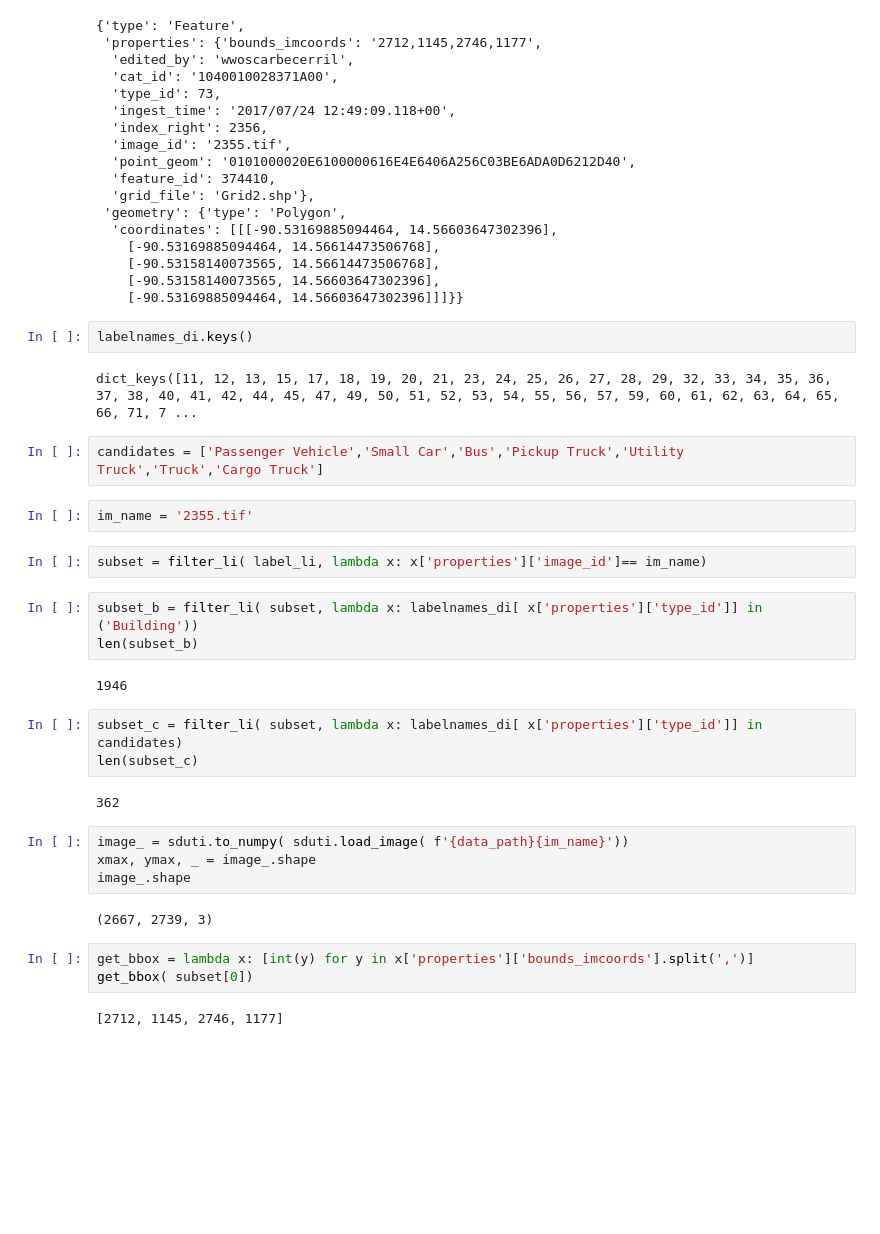
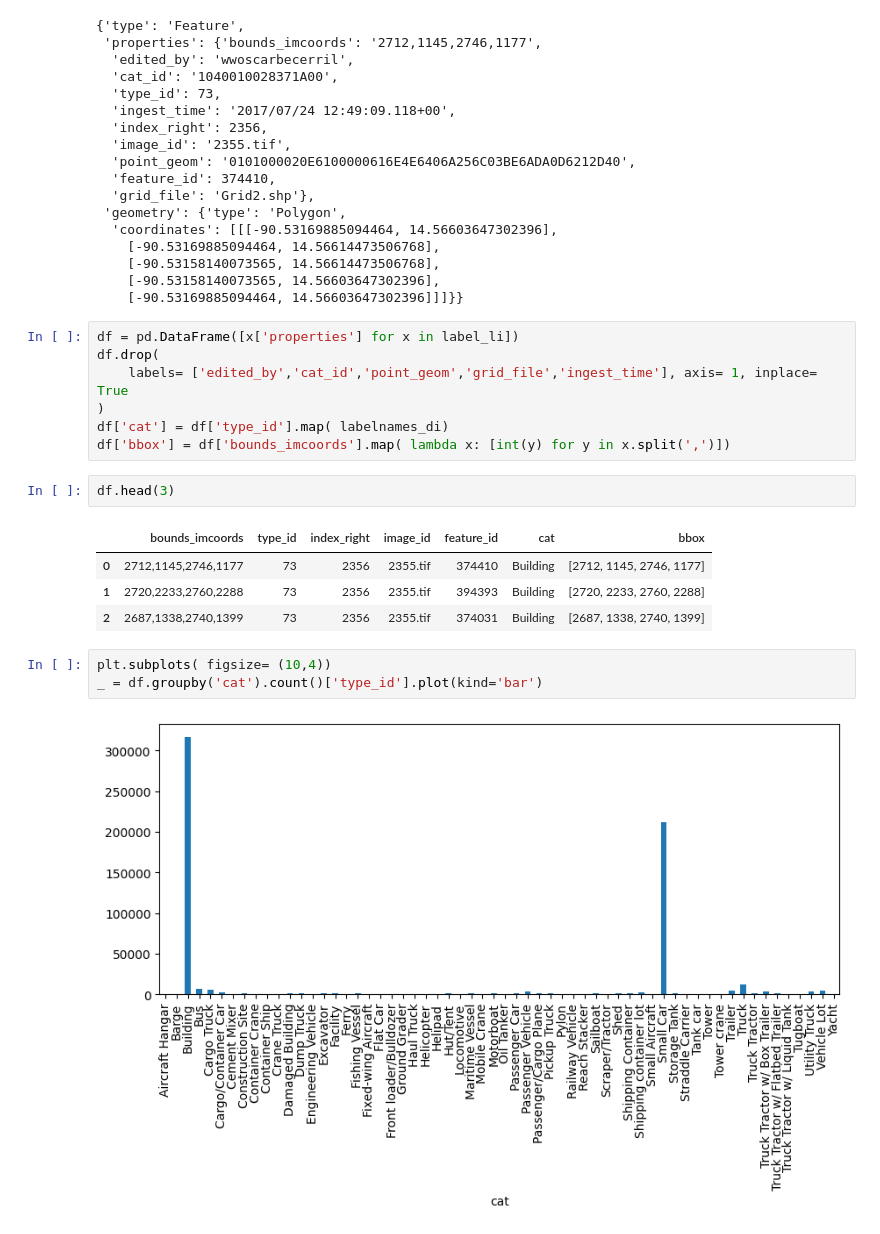
Before and after one commit to dpanas/clear-dear, a Jupyter notebook: notebooks/dp-0-data-explore-2-xView.ipynb, the cells around one changed output. Saved outputs shown, nothing was run; the diff lists cells and outputs as text; blank space fills up the shorter version.

```diff
--- a/notebooks/dp-0-data-explore-2-xView.ipynb
+++ b/notebooks/dp-0-data-explore-2-xView.ipynb
@@ -106,34 +106,22 @@ label_li[0]
     [-90.53158140073565, 14.56614473506768],
     [-90.53158140073565, 14.56603647302396],
     [-90.53169885094464, 14.56603647302396]]]}}
+# %%
+df = pd.DataFrame([x['properties'] for x in label_li])
+df.drop(
+    labels= ['edited_by','cat_id','point_geom','grid_file','ingest_time'], axis= 1, inplace= True
+)
+df['cat'] = df['type_id'].map( labelnames_di)
+df['bbox'] = df['bounds_imcoords'].map( lambda x: [int(y) for y in x.split(',')])
 # %%
-labelnames_di.keys()
+df.head(3)
 # %% [output]
-dict_keys([11, 12, 13, 15, 17, 18, 19, 20, 21, 23, 24, 25, 26, 27, 28, 29, 32, 33, 34, 35, 36, 37, 38, 40, 41, 42, 44, 45, 47, 49, 50, 51, 52, 53, 54, 55, 56, 57, 59, 60, 61, 62, 63, 64, 65, 66, 71, 7 ...
+|  | bounds_imcoords | type_id | index_right | image_id | feature_id | cat | bbox |
+| 0 | 2712,1145,2746,1177 | 73 | 2356 | 2355.tif | 374410 | Building | [2712, 1145, 2746, 1177] |
+| 1 | 2720,2233,2760,2288 | 73 | 2356 | 2355.tif | 394393 | Building | [2720, 2233, 2760, 2288] |
+| 2 | 2687,1338,2740,1399 | 73 | 2356 | 2355.tif | 374031 | Building | [2687, 1338, 2740, 1399] |
-# %%
-candidates = ['Passenger Vehicle','Small Car','Bus','Pickup Truck','Utility Truck','Truck','Cargo Truck']
-# %%
-im_name = '2355.tif'
-# %%
-subset = filter_li( label_li, lambda x: x['properties']['image_id']== im_name)
-# %%
-subset_b = filter_li( subset, lambda x: labelnames_di[ x['properties']['type_id']] in ('Building'))
-len(subset_b)
-# %% [output]
-1946
-# %%
-subset_c = filter_li( subset, lambda x: labelnames_di[ x['properties']['type_id']] in candidates)
-len(subset_c)
-# %% [output]
-362
-# %%
-image_ = sduti.to_numpy( sduti.load_image( f'{data_path}{im_name}'))
-xmax, ymax, _ = image_.shape
-image_.shape
-# %% [output]
-(2667, 2739, 3)
-# %%
-get_bbox = lambda x: [int(y) for y in x['properties']['bounds_imcoords'].split(',')]
-get_bbox( subset[0])
-# %% [output]
-[2712, 1145, 2746, 1177]
+# %%
+plt.subplots( figsize= (10,4))
+_ = df.groupby('cat').count()['type_id'].plot(kind='bar')
+# %% [output]
+[figure, added]
```
Also changed, not shown: parts of 11 cells of this notebook.
